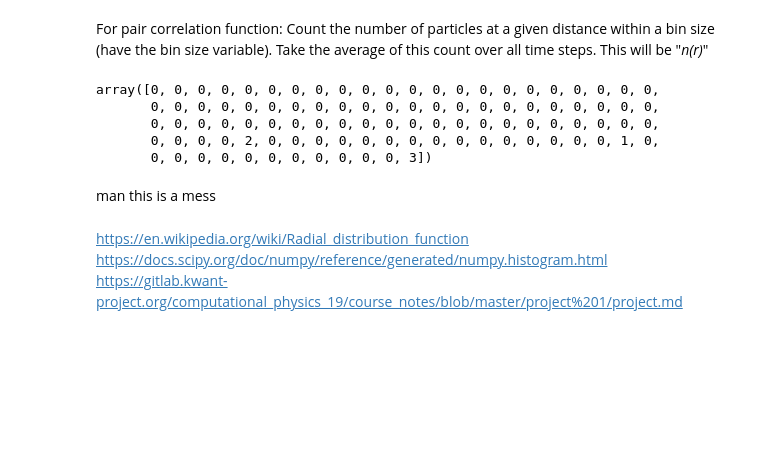
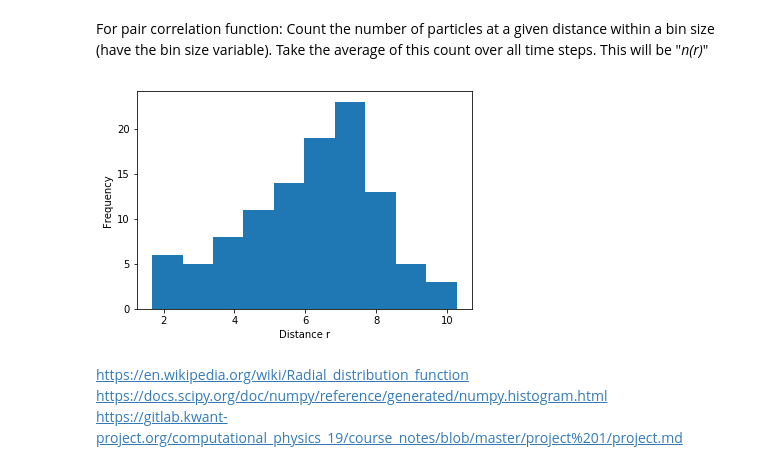
Before and after one commit to Merg3D/computational_physics_2019, a Jupyter notebook: Project1/Argon Project.ipynb, the cells around one changed output. Cells and saved outputs as stored; diff of their text form; code cells hidden in the pictures; blank space fills up the shorter version.

```diff
--- a/Project1/Argon Project.ipynb
+++ b/Project1/Argon Project.ipynb
@@ -110,19 +115,15 @@ for t in range(1, num_time):
         E_tot[i, t] += E_pot[i, t] + E_kin[i, t]
 # %% [markdown]
 For pair correlation function: Count the number of particles at a given distance within a bin size (have the bin size variable). Take the average of this count over all time steps. This will be "_n(r)_"
-# %%
-binsize = 0.005
-binnum = L/binsize
-binnum = int(binnum)
-np.histogram(distances[0], bins=100, range=(0, L))[0]
-# %% [output]
-array([0, 0, 0, 0, 0, 0, 0, 0, 0, 0, 0, 0, 0, 0, 0, 0, 0, 0, 0, 0, 0, 0,
-       0, 0, 0, 0, 0, 0, 0, 0, 0, 0, 0, 0, 0, 0, 0, 0, 0, 0, 0, 0, 0, 0,
-       0, 0, 0, 0, 0, 0, 0, 0, 0, 0, 0, 0, 0, 0, 0, 0, 0, 0, 0, 0, 0, 0,
-       0, 0, 0, 0, 2, 0, 0, 0, 0, 0, 0, 0, 0, 0, 0, 0, 0, 0, 0, 0, 1, 0,
-       0, 0, 0, 0, 0, 0, 0, 0, 0, 0, 0, 3])
-# %% [markdown]
-man this is a mess
+# %%
+plt.figure()
+#plt.grid()
+plt.hist(distances[0])
+plt.xlabel('Distance r')
+plt.ylabel('Frequency')
+plt.show()
+# %% [output]
+[figure, added]
 # %% [markdown]
 https://en.wikipedia.org/wiki/Radial_distribution_function
 https://docs.scipy.org/doc/numpy/reference/generated/numpy.histogram.html
```
Also changed, not shown: parts of 4 cells of this notebook, 1 other file.
